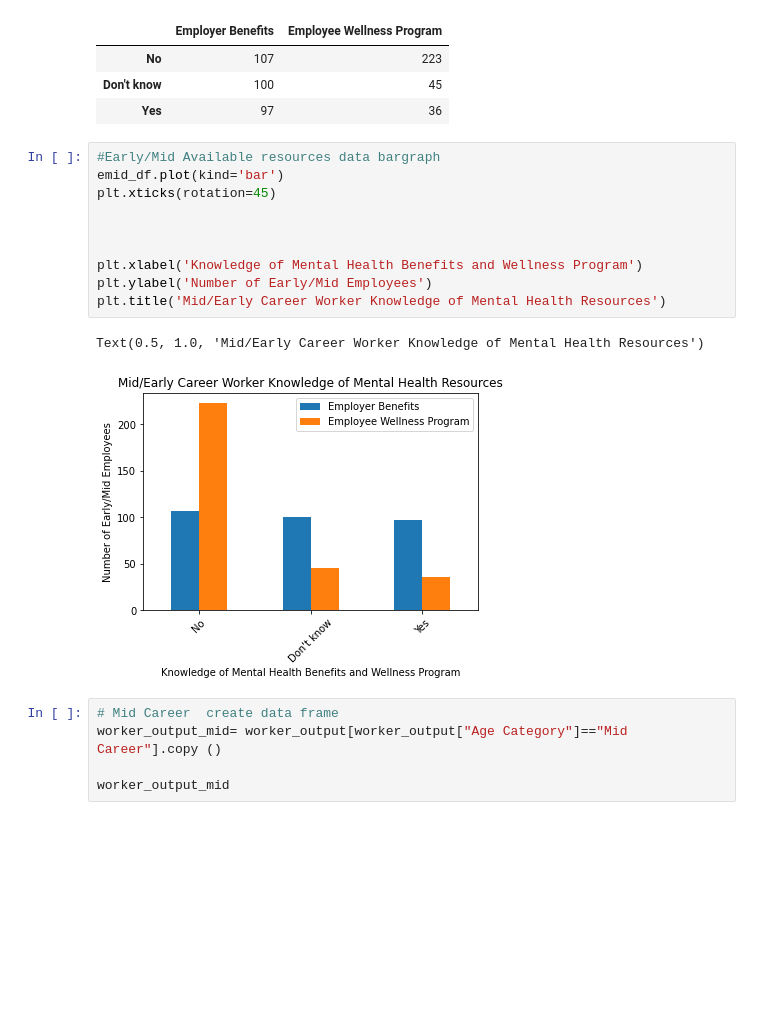
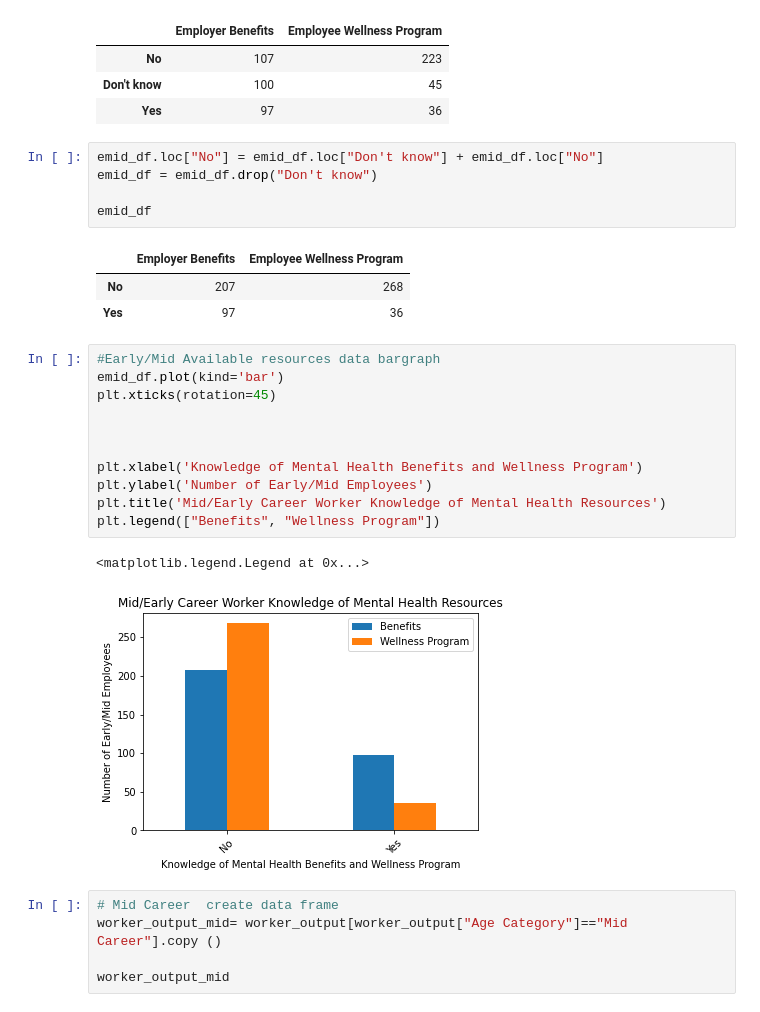
Before and after one commit to baileykayla953/project-one, a Jupyter notebook: Summary Stats.ipynb, the cells around one changed output. Cells and saved outputs as stored; diff of their text form; blank space fills up the shorter version.

```diff
--- a/Summary Stats.ipynb
+++ b/Summary Stats.ipynb
@@ -195,19 +208,29 @@ emid_df
 | No | 107 | 223 |
 | Don't know | 100 | 45 |
 | Yes | 97 | 36 |
+# %%
+emid_df.loc["No"] = emid_df.loc["Don't know"] + emid_df.loc["No"]
+emid_df = emid_df.drop("Don't know")
+
+emid_df
+# %% [output]
+|  | Employer Benefits | Employee Wellness Program |
+| No | 207 | 268 |
+| Yes | 97 | 36 |
 # %%
 #Early/Mid Available resources data bargraph
 emid_df.plot(kind='bar')
 plt.xticks(rotation=45)
 
 
 
 plt.xlabel('Knowledge of Mental Health Benefits and Wellness Program')
 plt.ylabel('Number of Early/Mid Employees')
 plt.title('Mid/Early Career Worker Knowledge of Mental Health Resources')
+plt.legend(["Benefits", "Wellness Program"])
 # %% [output]
-Text(0.5, 1.0, 'Mid/Early Career Worker Knowledge of Mental Health Resources')
+<matplotlib.legend.Legend at 0x...>
-[figure, old version]
+[figure, new version]
 # %%
 # Mid Career  create data frame
 worker_output_mid= worker_output[worker_output["Age Category"]=="Mid Career"].copy ()
```
Also changed, not shown: parts of 7 cells of this notebook.
